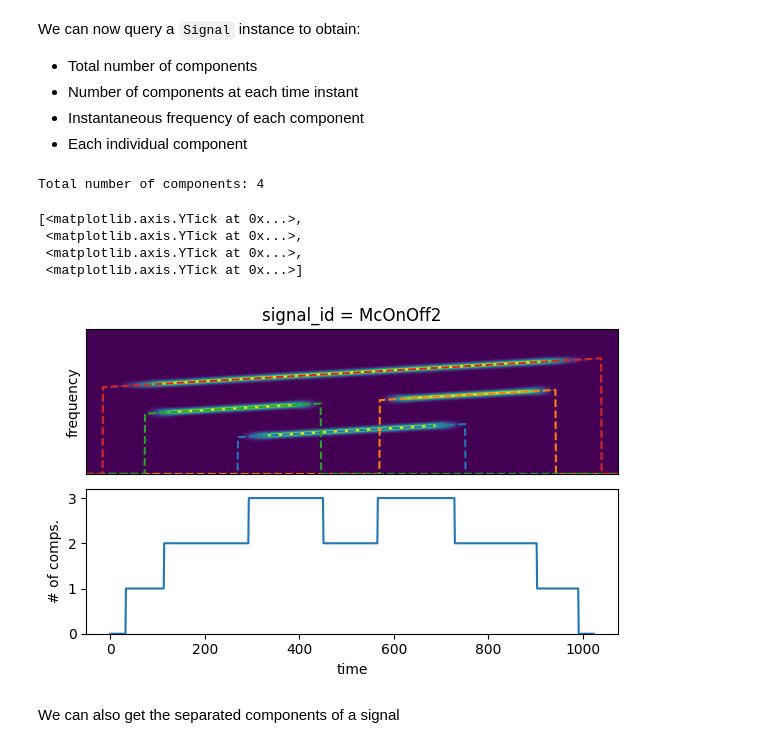
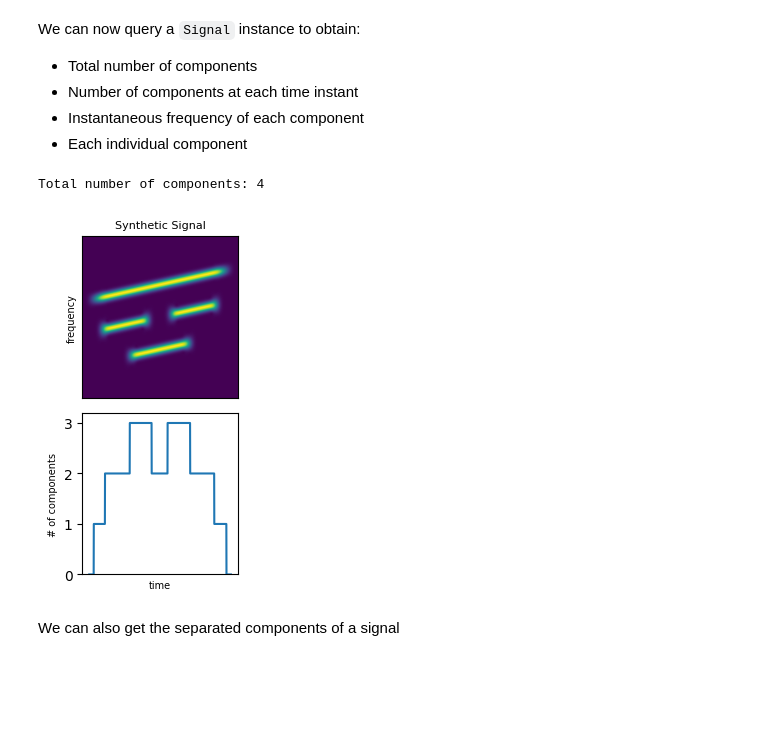
Before and after one commit to jmiramont/mcsm-benchs, a Jupyter notebook: notebooks/demo_quering_signals.ipynb, the cells around one changed output. Saved outputs shown, nothing was run; the diff lists cells and outputs as text; code cells hidden in the pictures; blank space fills up the shorter version.

```diff
--- a/notebooks/demo_quering_signals.ipynb
+++ b/notebooks/demo_quering_signals.ipynb
@@ -51,32 +51,33 @@ We can now query a `Signal` instance to obtain:
 # %%
 signal_1 = signal_dic[signal_ids[2]]
 print('Total number of components: {}'.format(signal_1.total_comps))
 
-fig, axs = plt.subplots(2, 1, layout='tight', figsize=(6,4))
-S = np.abs(get_stft(signal_1))**2
+fig, axs = plt.subplots(2, 1, layout='tight', figsize=(2.2,4))
+S = np.abs(get_stft(signal_1))
 axs[0].imshow(S, origin = 'lower',aspect='auto')
-axs[0].set_title('signal_id = '+ signal_ids[2])
+# axs[0].set_title('signal_id = '+ signal_ids[2])
+axs[0].set_title('Synthetic Signal', fontsize=8)
 axs[0].set_xticks([],[])
 # axs[0].set_xlabel('time')
 axs[0].set_yticks([])
-axs[0].set_ylabel('frequency')
+axs[0].set_ylabel('frequency',fontsize=7)
 
 # Plot the instantaneous frequencies on top
-for instafreq in signal_1.instf:
-    axs[0].plot(instafreq*2*N,'--')
+# for instafreq in signal_1.instf:
+#     axs[0].plot(instafreq*2*N,'--')
 
 axs[1].plot(signal_1.ncomps)
-axs[1].set_xlabel('time')
-axs[1].set_ylabel('# of comps.')
+axs[1].set_xlabel('time', fontsize=7)
+axs[1].set_ylabel('# of components',fontsize=7)
 axs[1].set_ylim([0,3.2])
 axs[1].set_yticks([0,1,2,3])
+axs[1].set_xticks([],[])
+
+
+fig.savefig('signals_ncomps.pdf',dpi=900, transparent=False,bbox_inches='tight')
 # %% [output]
 Total number of components: 4
-[<matplotlib.axis.YTick at 0x...>,
- <matplotlib.axis.YTick at 0x...>,
- <matplotlib.axis.YTick at 0x...>,
- <matplotlib.axis.YTick at 0x...>]
-[figure, old version]
+[figure, new version]
 # %% [markdown]
 We can also get the separated components of a signal
 # %%
```
Also changed, not shown: parts of 1 cell of this notebook, 2 other files.
